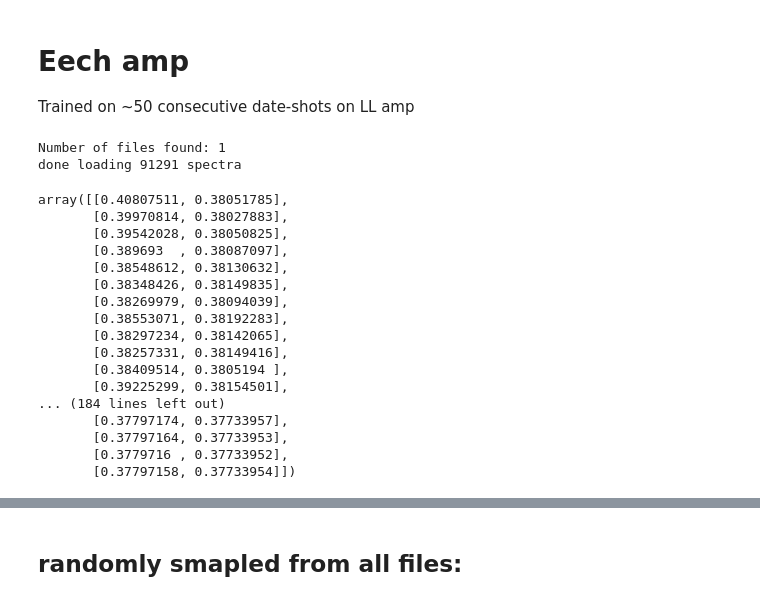
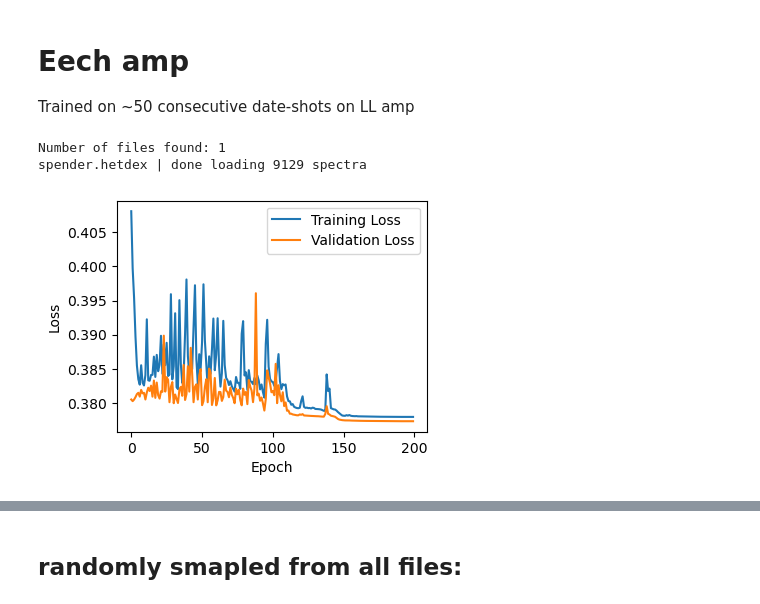
Before and after one commit to qezlou/hetdex_res, a Jupyter notebook: notebooks/spender/each_amp.ipynb, the cells around one changed output, grey strips where cells are left out. Drawn from its saved outputs; the diff is of its cells as text; code cells hidden in the pictures.

```diff
--- a/notebooks/spender/each_amp.ipynb
+++ b/notebooks/spender/each_amp.ipynb
@@ -7,31 +8,15 @@ import numpy as np
 # %%
 import plot
+importlib.reload(plot)
 import os.path as op
 data_dir = '/home/qezlou/projects/lae_detection/data/'
 
 model_path = op.join(data_dir, 'models', 'amp_fibs_LL_c149_latents_5_train_val_shuffle.pt')
 spec_file = 'amp_fibs_LL_c149.h5'
-spender_plot = plot.HetSpenderPlot(data_dir=data_dir, spec_file=spec_file, model_path=model_path)
+frac_each_file=0.01
+spender_plot = plot.HetSpenderPlot(data_dir=data_dir, spec_file=spec_file, model_path=model_path, frac_each_file=frac_each_file)
+spender_plot.plot_loss()
 # %% [output]
 Number of files found: 1
-done loading 91291 spectra
+spender.hetdex | done loading 9129 spectra
+[figure, added]
-# %%
-np.array(spender_plot.losses)
-# %% [output]
-array([[0.40807511, 0.38051785],
-       [0.39970814, 0.38027883],
-       [0.39542028, 0.38050825],
-       [0.389693  , 0.38087097],
-       [0.38548612, 0.38130632],
-       [0.38348426, 0.38149835],
-       [0.38269979, 0.38094039],
-       [0.38553071, 0.38192283],
-       [0.38297234, 0.38142065],
-       [0.38257331, 0.38149416],
-       [0.38409514, 0.3805194 ],
-       [0.39225299, 0.38154501],
-... (184 lines left out)
-       [0.37797174, 0.37733957],
-       [0.37797164, 0.37733953],
-       [0.3779716 , 0.37733952],
-       [0.37797158, 0.37733954]])
```
Also changed, not shown: parts of 2 cells of this notebook, 1 other file.
